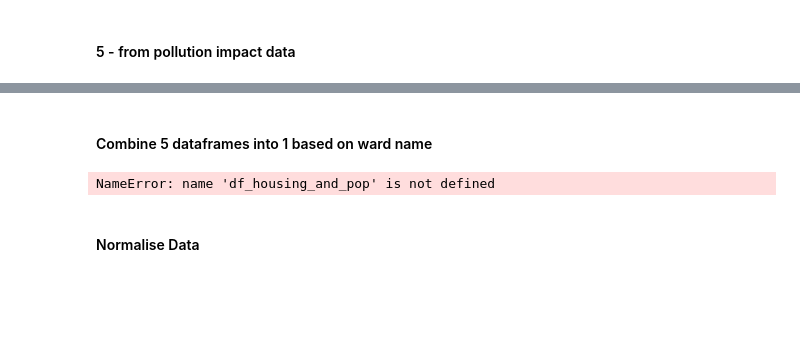
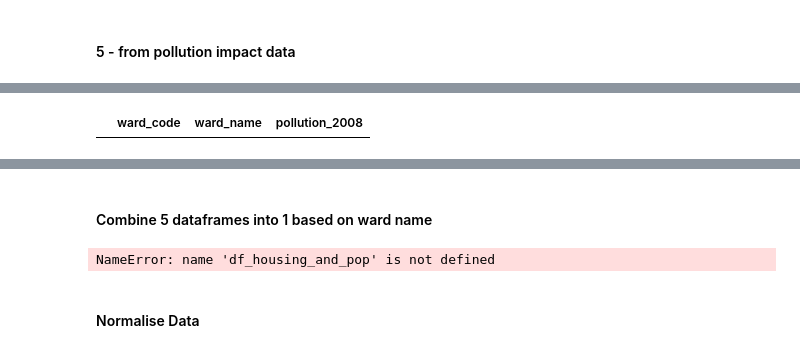
Before and after one commit to neneninja97/liveable_london, a Jupyter notebook: data_pre_processing.ipynb, the cells around one changed output, grey strips where cells are left out. Drawn from its saved outputs; the diff is of its cells as text; code cells hidden in the pictures; blank space fills up the shorter version.

```diff
--- a/data_pre_processing.ipynb
+++ b/data_pre_processing.ipynb
@@ -246,3 +251,8 @@ memory usage: 14.8+ KB
+# %%
+df_missing = df_pollution[df_pollution['pollution_2008'].isna()]
+df_missing
+# %% [output]
+|  | ward_code | ward_name | pollution_2008 |
 # %%
 # Merge into the boundary data
 df_merged_3 = pd.merge(df_merged_2, df_pollution, left_on='NAME', right_on='ward_name', how='left')
```
Also changed, not shown: parts of 12 cells of this notebook.
